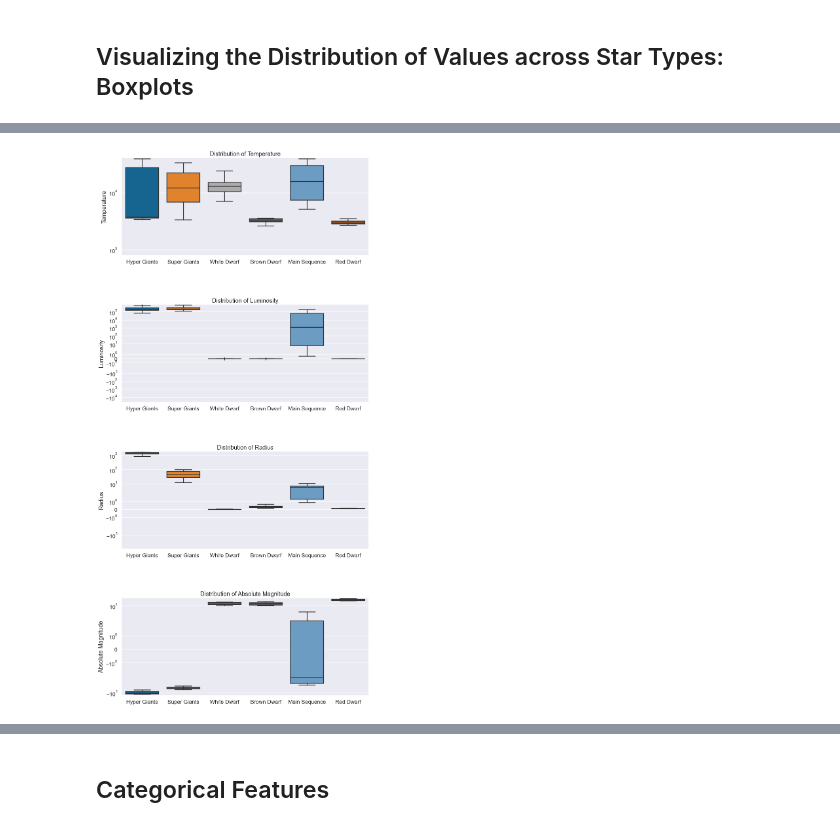
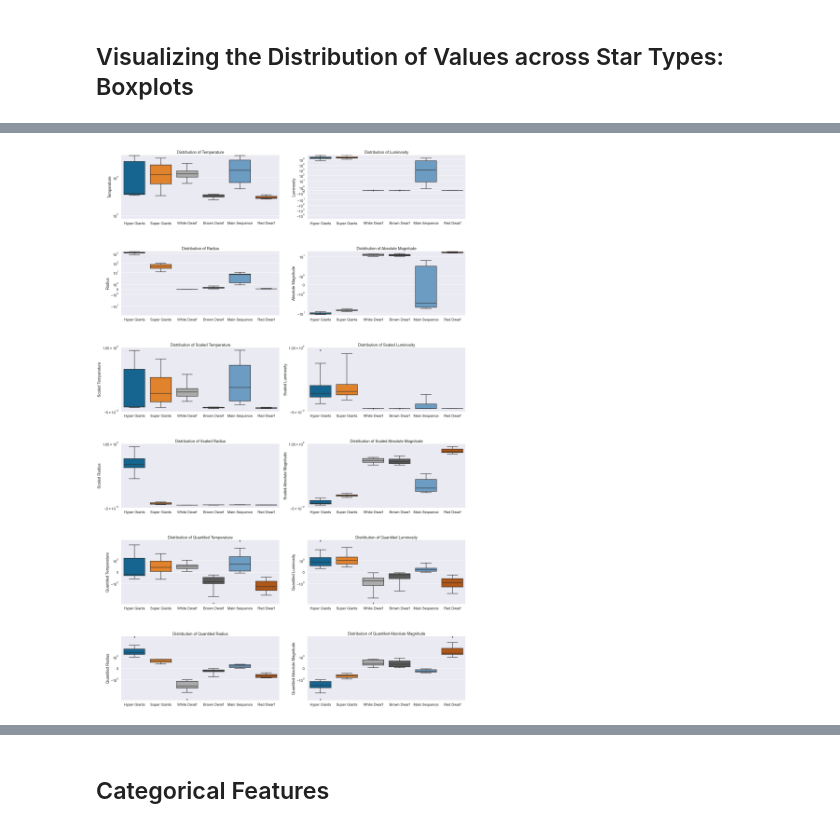
Before and after one commit to Promeos/Stellar_Classification, a Jupyter notebook: Final-Report.ipynb, the cells around one changed output, grey strips where cells are left out. Cells and saved outputs as stored; diff of their text form; code cells hidden in the pictures.

```diff
--- a/Final-Report.ipynb
+++ b/Final-Report.ipynb
@@ -234,22 +272,29 @@ Name: star_type, dtype: int64
+# %%
+train = train[arranged_cols]
+validate = validate[arranged_cols]
+test = test[arranged_cols]
 # %% [markdown]
 # Explore the stars: Exploration
 # %%
 sns.set_context('talk')
 
 correlations = train.corr()
+
+correlations = correlations[((correlations < -0.5)|(correlations > 0.5))&(abs(correlations) < .99)]
 
 mask = np.zeros_like(correlations)
 mask[np.triu_indices_from(mask)] = True
 
 with sns.axes_style("white"):
 
-    f, ax = plt.subplots(figsize=(16, 8))
+    f, ax = plt.subplots(figsize=(20, 16))
     ax = sns.heatmap(correlations,
                      annot=True,
                      cmap='coolwarm',
                      vmin=-1,
                      vmax=1,
-                     mask=mask)
+                     mask=mask,
+                     fmt='.04')
 
     plt.title("Pearson's R Correlation between Features and Star Type")
     plt.show()
@@ -269,0 +305,9 @@ plt.tight_layout();
+# %%
+sns.set_context('notebook')
+
+sns.pairplot(data=train,
+             vars=quantile_cols + cols_to_scale,
+             hue='star_type_name',
+             palette='Set1',
+             corner=True)
+plt.show()
@@ -345,6 +392,6 @@ TARGET = 'star_type'
 fmt_column_names = [column.replace('_', ' ').title() for column in boxplot_column_names]
 fmt_target_name = TARGET.replace('_', ' ').title()
 # %%
-for i, (col_name, fmt_col_name) in enumerate(zip(boxplot_column_names, fmt_column_names)):
+for i, (col_name, fmt_col_name) in enumerate(zip(boxplot_column_names, fmt_column_names), start=1):
     print(i, col_name, fmt_col_name)
 # %% [output]
@@ -355,27 +410,27 @@ for i, (col_name, fmt_col_name) in enumerate(zip(boxplot_column_names, fmt_colum
 # %%
 sns.set_context('talk')
 
-fig, axs = plt.subplots(4, 1, figsize=(12, 24))
+fig, axs = plt.subplots(6, 2, figsize=(24, 36))
 
 axs = axs.ravel()
 
 with sns.axes_style("white"):
     plt.style.use('tableau-colorblind10')
     for i, (col_name, fmt_col_name) in enumerate(zip(boxplot_column_names, fmt_column_names)):
         sns.boxplot(ax=axs[i],
                     x=train['star_type_name'],
                     y=train[col_name],
                     whis=3)
 
         axs[i].set_title(f'Distribution of {fmt_col_name}')
         axs[i].xaxis.set_label_text('')
         axs[i].yaxis.set_label_text(fmt_col_name)
 
         axs[i].set_yscale('symlog')
     plt.tight_layout()
 
 plt.subplots_adjust(hspace=.5)
 # %% [output]
-[figure, old version]
+[figure, new version]
 # %%
 sns.set_context('talk')
```
Also changed, not shown: parts of 31 cells of this notebook.
